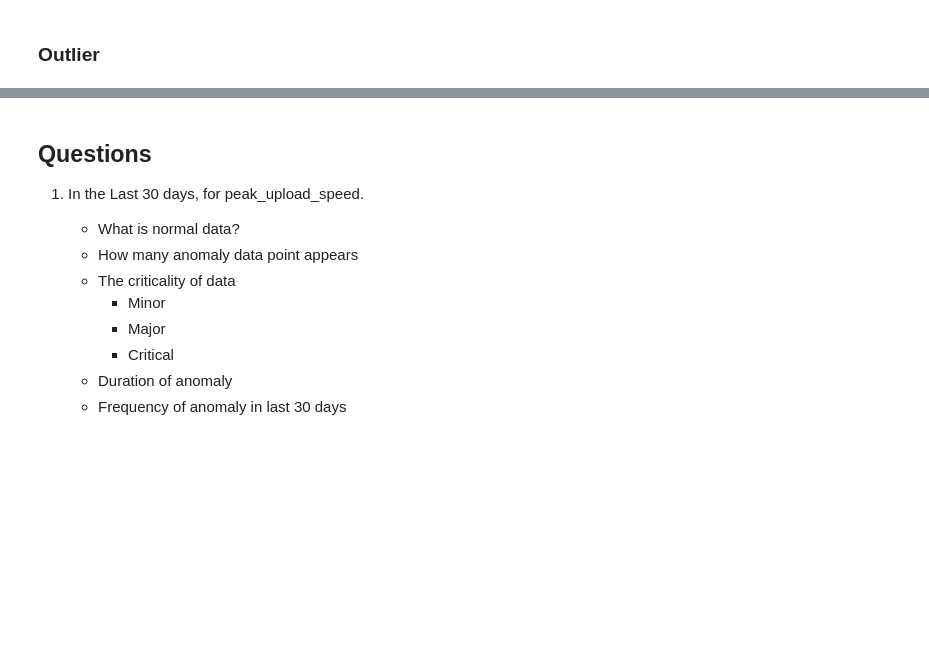
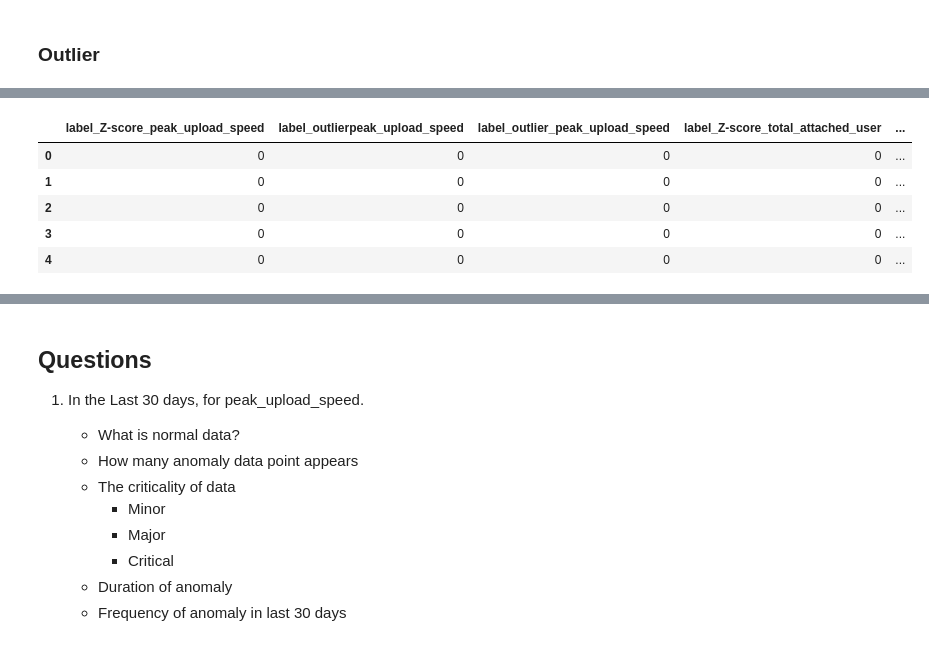
Before and after one commit to dujijundavid/Anomaly_Detection, a Jupyter notebook: Anomaly Start [Work in process].ipynb, the cells around one changed output, grey strips where cells are left out. Saved outputs shown, nothing was run; the diff lists cells and outputs as text; code cells hidden in the pictures; blank space fills up the shorter version.

```diff
--- a/Anomaly Start [Work in process].ipynb
+++ b/Anomaly Start [Work in process].ipynb
@@ -301,5 +279,0 @@ Stats_summary_raw = df[keeped_column_name]
-# %%
-for col in keeped_column_name:
-
-    Stats_summary_raw=add_Z_score_column(Stats_summary_raw,col)
-    Stats_summary_raw=add_outlier_column(Stats_summary_raw,col)
@@ -305,0 +297,9 @@ for col in keeped_column_name:
+# %%
+Stats_summary_core = df
+# %%
+for col in keeped_column_name:
+
+    Stats_summary_core=add_Z_score_column(Stats_summary_core,col)
+    Stats_summary_core=add_outlier_column(Stats_summary_core,col)
+# %%
+filter_col = [col for col in Stats_summary_core if col.startswith('label')]
@@ -305,0 +326,9 @@ for col in keeped_column_name:
+# %%
+Stats_summary_core[filter_col].head()
+# %% [output]
+|  | label_Z-score_peak_upload_speed | label_outlierpeak_upload_speed | label_outlier_peak_upload_speed | label_Z-score_total_attached_user | ... |
+| 0 | 0 | 0 | 0 | 0 | ... |
+| 1 | 0 | 0 | 0 | 0 | ... |
+| 2 | 0 | 0 | 0 | 0 | ... |
+| 3 | 0 | 0 | 0 | 0 | ... |
+| 4 | 0 | 0 | 0 | 0 | ... |
```
Also changed, not shown: parts of 36 cells of this notebook, 1 other file.
